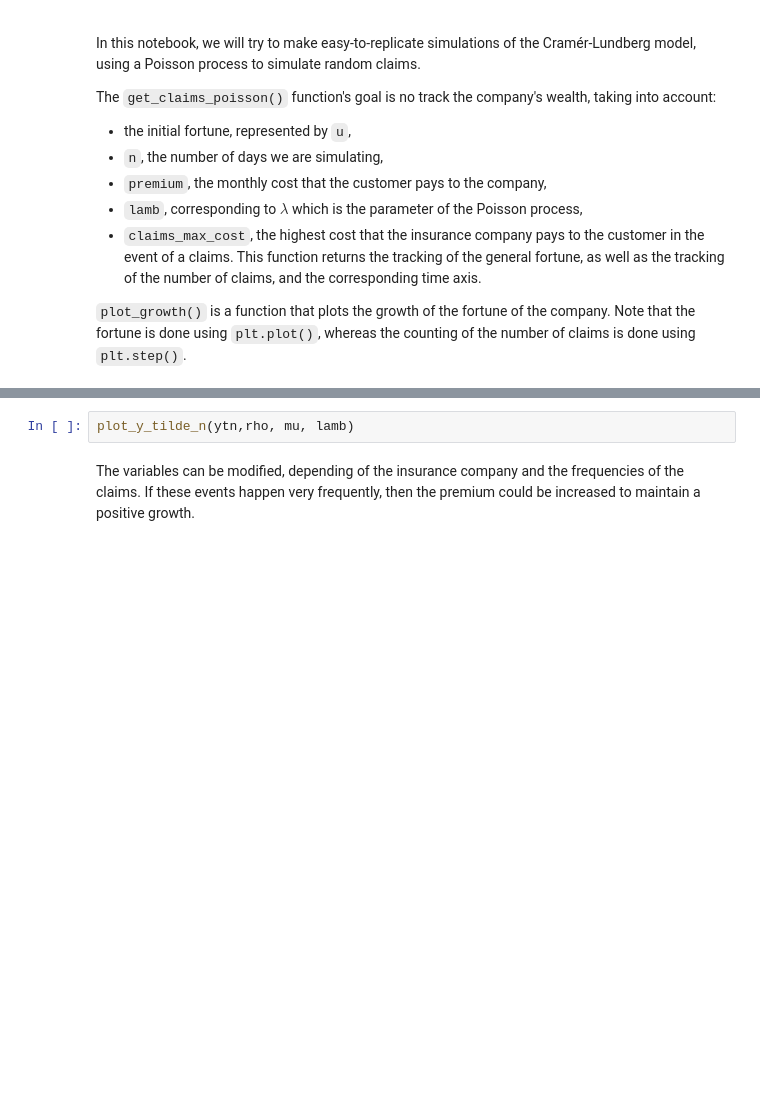
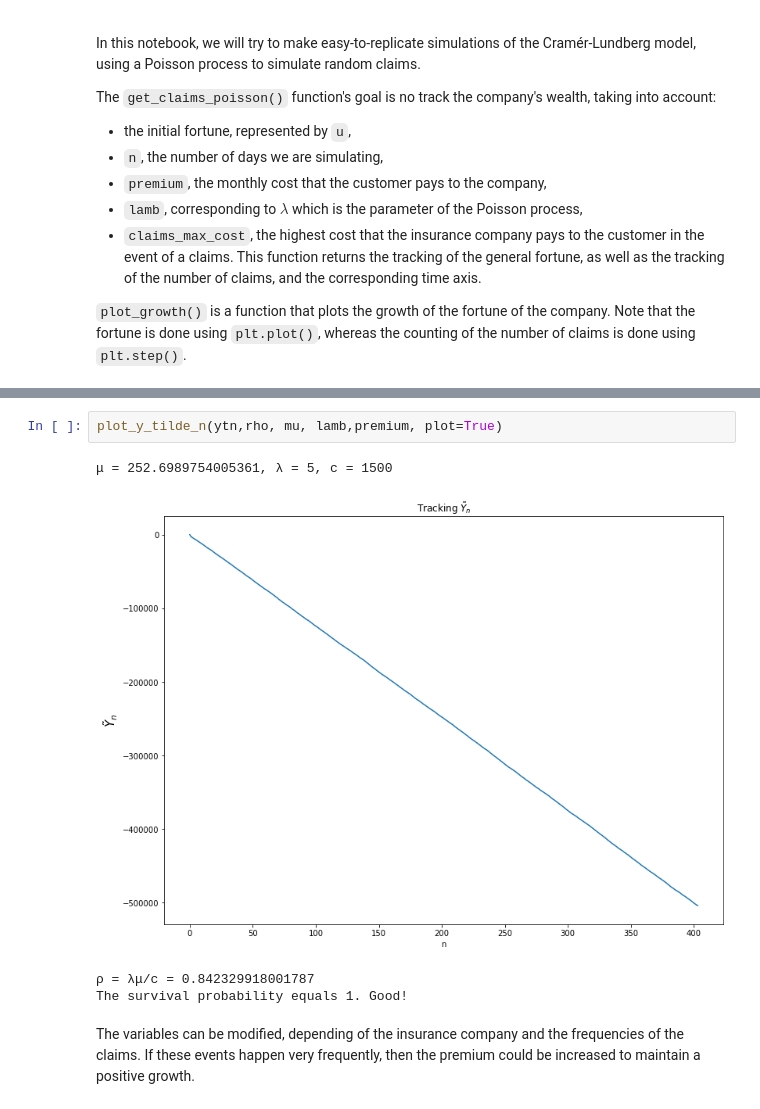
Before and after one commit to joaaanko/4GMM_PIR_Actuariat, a Jupyter notebook: Cramer_Lundberg/cramer_lundberg_poisson.ipynb, the cells around one changed output, grey strips where cells are left out. Drawn from its saved outputs; the diff is of its cells as text; blank space fills up the shorter version.

```diff
--- a/Cramer_Lundberg/cramer_lundberg_poisson.ipynb
+++ b/Cramer_Lundberg/cramer_lundberg_poisson.ipynb
@@ -39,4 +36,9 @@ done !
 # %%
-plot_y_tilde_n(ytn,rho, mu, lamb)
+plot_y_tilde_n(ytn,rho, mu, lamb,premium, plot=True)
+# %% [output]
+μ = 252.6989754005361, λ = 5, c = 1500
+[figure, added]
+ρ = λμ/c = 0.842329918001787
+The survival probability equals 1. Good!
 # %% [markdown]
 The variables can be modified, depending of the insurance company and the frequencies of the claims. If these events happen very frequently, then the premium could be increased to maintain a positive growth.
```
Also changed, not shown: parts of 2 cells of this notebook, 1 other file.
